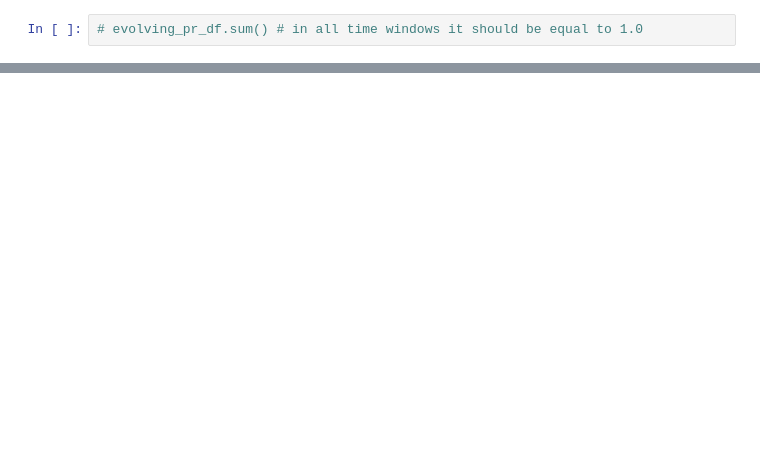
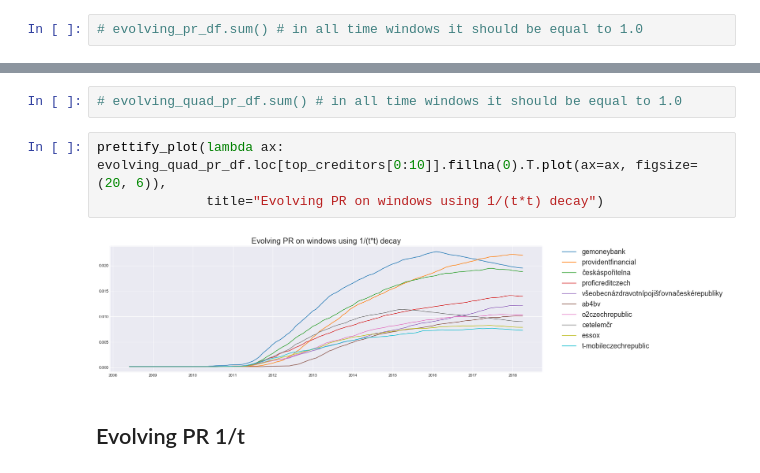
Before and after one commit to zviri/GraphSlicesExperiments, a Jupyter notebook: EvolvingPRLargeGraph.ipynb, the cells around one changed output, grey strips where cells are left out. Cells and saved outputs as stored; diff of their text form; blank space fills up the shorter version.

```diff
--- a/EvolvingPRLargeGraph.ipynb
+++ b/EvolvingPRLargeGraph.ipynb
@@ -92,0 +151,9 @@ prettify_plot(lambda ax: evolving_pr_df.loc[top_creditors[0:10]].fillna(0).T.plo
+# %%
+# evolving_quad_pr_df.sum() # in all time windows it should be equal to 1.0
+# %%
+prettify_plot(lambda ax: evolving_quad_pr_df.loc[top_creditors[0:10]].fillna(0).T.plot(ax=ax, figsize=(20, 6)),
+              title="Evolving PR on windows using 1/(t*t) decay")
+# %% [output]
+[figure, added]
+# %% [markdown]
+## Evolving PR 1/t
```
Also changed, not shown: parts of 27 cells of this notebook.
